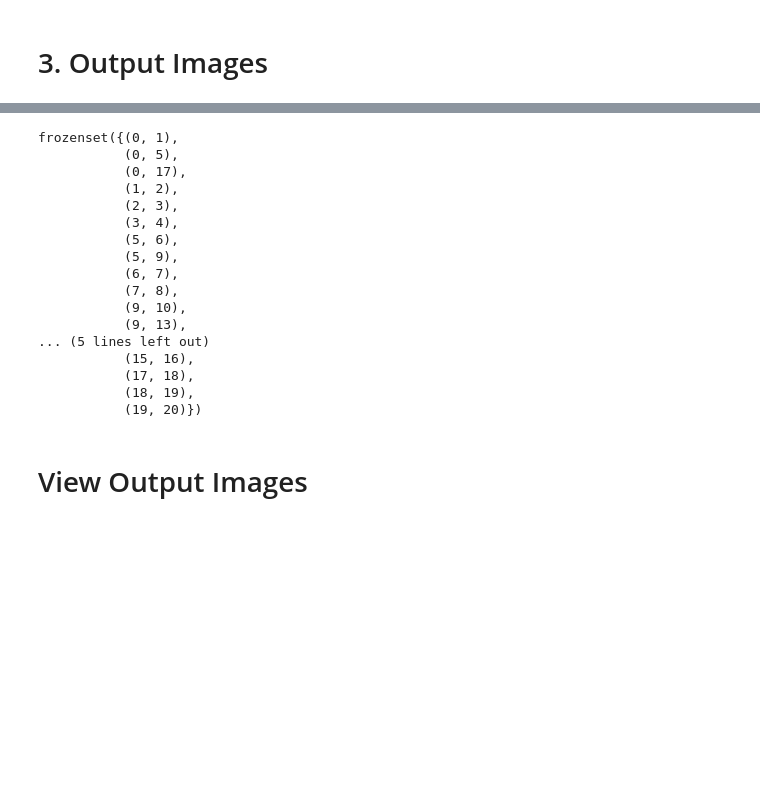
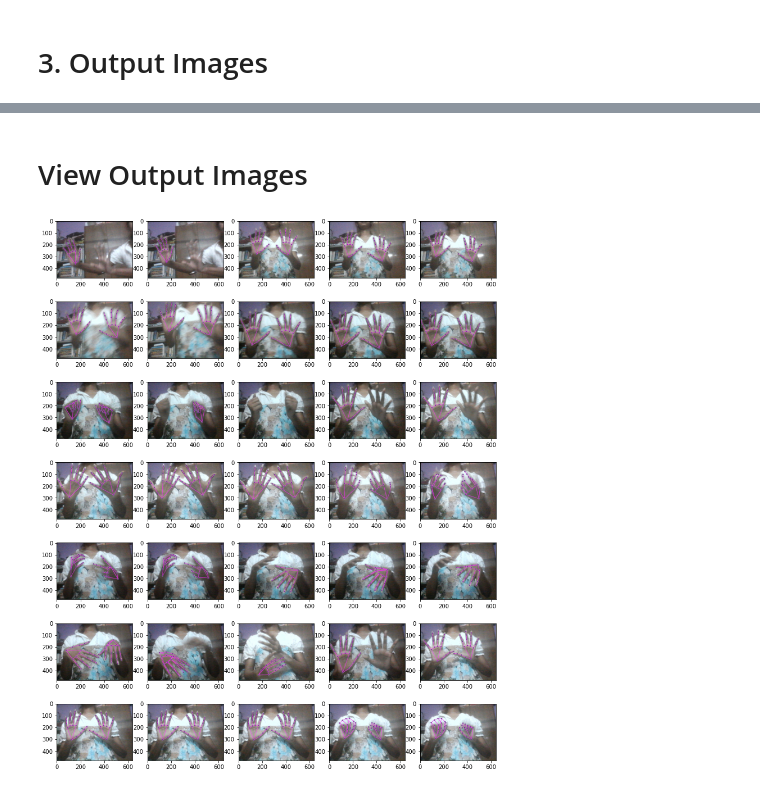
Before and after one commit to RusticHaze634/OpenCV_Walks, a Jupyter notebook: Gesture Detection/Handpose Estimation 1.ipynb, the cells around one changed output, grey strips where cells are left out. Drawn from its saved outputs; the diff is of its cells as text; code cells hidden in the pictures; blank space fills up the shorter version.

```diff
--- a/Gesture Detection/Handpose Estimation 1.ipynb
+++ b/Gesture Detection/Handpose Estimation 1.ipynb
@@ -226,23 +207,3 @@ KeyboardInterrupt
-# %%
-mp_hands.HAND_CONNECTIONS
-# %% [output]
-frozenset({(0, 1),
-           (0, 5),
-           (0, 17),
-           (1, 2),
-           (2, 3),
-           (3, 4),
-           (5, 6),
-           (5, 9),
-           (6, 7),
-           (7, 8),
-           (9, 10),
-           (9, 13),
-... (5 lines left out)
-           (15, 16),
-           (17, 18),
-           (18, 19),
-           (19, 20)})
 # %% [markdown]
 # View Output Images
 # %%
@@ -262,17 +223,19 @@ for images in os.listdir(folder_dir):
 # %%
 # View Output capture
 
 import glob
 import matplotlib.pyplot as plt
 import matplotlib.image as mpimg
 %matplotlib inline
 
 images = []
 for img_path in glob.glob('H:/AppsForPc/LearnPython_Jupyter/Projects_marathon2/Handpose/Output Images/*.jpg'):
     images.append(mpimg.imread(img_path))
 
-plt.figure(figsize=(14, 14))
+plt.figure(figsize=(14, 18))
 columns = 5
 for i, image in enumerate(images):
-    plt.subplot(6, columns, i + 1)
+    plt.subplot(7, columns, i + 1)
     plt.imshow(image)
+# %% [output]
+[figure, added]
```
Also changed, not shown: parts of 2 cells of this notebook.
